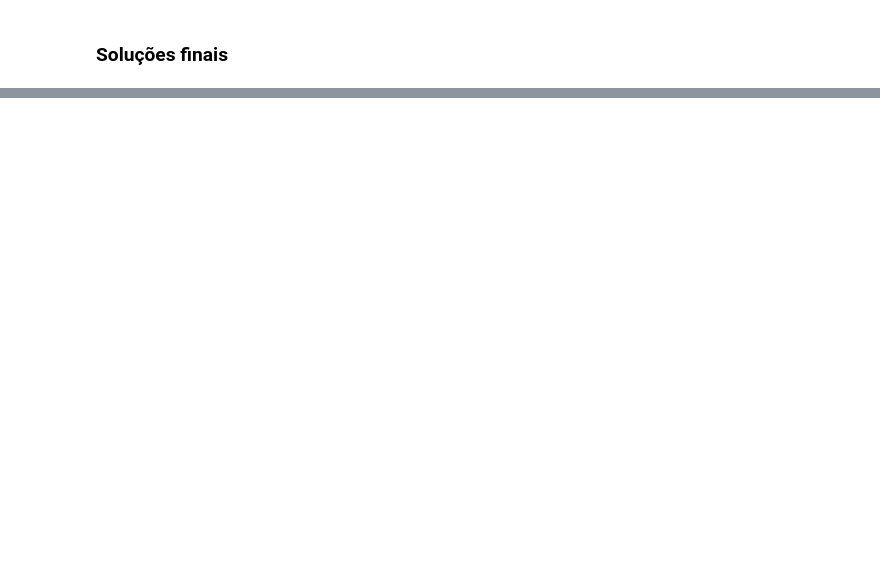
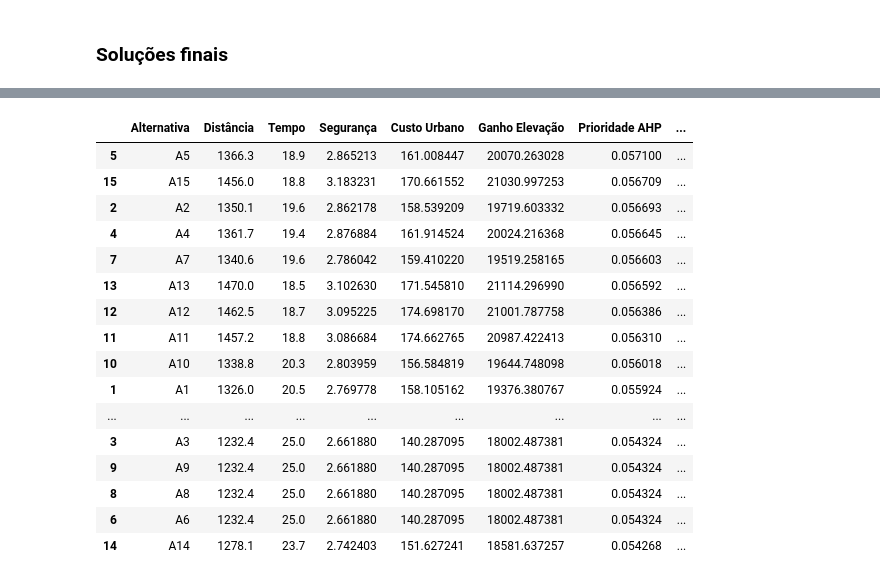
Before and after one commit to acpDaniel/Travelling-Salesman-Problem-TSP, a Jupyter notebook: tsp.ipynb, the cells around one changed output, grey strips where cells are left out. Cells and saved outputs as stored; diff of their text form; code cells hidden in the pictures; blank space fills up the shorter version.

```diff
--- a/tsp.ipynb
+++ b/tsp.ipynb
@@ -1314,0 +1515,38 @@ plotar_rota_com_coords(rota_escolhida_prom, coords, problema, "decisão PROMETHE
+# %%
+ids = [f"A{i}" for i in range(num_alternativas)]
+
+tabela = pd.DataFrame({
+    "Alternativa": ids,
+    "Distância": alternativas[:, 0],
+    "Tempo": alternativas[:, 1],
+    "Segurança": alternativas[:, 2],
+    "Custo Urbano": alternativas[:, 3],
+    "Ganho Elevação": alternativas[:, 4],
+    "Prioridade AHP": prioridade_global,
+    "Fluxo PROMETHEE": phi
+})
+
+tabela_ordenada = tabela.sort_values(by="Prioridade AHP", ascending=False)
+
+pd.set_option('display.max_rows', None)
+pd.set_option('display.max_columns', None)
+
+tabela_ordenada
+# %% [output]
+|  | Alternativa | Distância | Tempo | Segurança | Custo Urbano | Ganho Elevação | Prioridade AHP | ... |
+| 5 | A5 | 1366.3 | 18.9 | 2.865213 | 161.008447 | 20070.263028 | 0.057100 | ... |
+| 15 | A15 | 1456.0 | 18.8 | 3.183231 | 170.661552 | 21030.997253 | 0.056709 | ... |
+| 2 | A2 | 1350.1 | 19.6 | 2.862178 | 158.539209 | 19719.603332 | 0.056693 | ... |
+| 4 | A4 | 1361.7 | 19.4 | 2.876884 | 161.914524 | 20024.216368 | 0.056645 | ... |
+| 7 | A7 | 1340.6 | 19.6 | 2.786042 | 159.410220 | 19519.258165 | 0.056603 | ... |
+| 13 | A13 | 1470.0 | 18.5 | 3.102630 | 171.545810 | 21114.296990 | 0.056592 | ... |
+| 12 | A12 | 1462.5 | 18.7 | 3.095225 | 174.698170 | 21001.787758 | 0.056386 | ... |
+| 11 | A11 | 1457.2 | 18.8 | 3.086684 | 174.662765 | 20987.422413 | 0.056310 | ... |
+| 10 | A10 | 1338.8 | 20.3 | 2.803959 | 156.584819 | 19644.748098 | 0.056018 | ... |
+| 1 | A1 | 1326.0 | 20.5 | 2.769778 | 158.105162 | 19376.380767 | 0.055924 | ... |
+| ... | ... | ... | ... | ... | ... | ... | ... | ... |
+| 3 | A3 | 1232.4 | 25.0 | 2.661880 | 140.287095 | 18002.487381 | 0.054324 | ... |
+| 9 | A9 | 1232.4 | 25.0 | 2.661880 | 140.287095 | 18002.487381 | 0.054324 | ... |
+| 8 | A8 | 1232.4 | 25.0 | 2.661880 | 140.287095 | 18002.487381 | 0.054324 | ... |
+| 6 | A6 | 1232.4 | 25.0 | 2.661880 | 140.287095 | 18002.487381 | 0.054324 | ... |
+| 14 | A14 | 1278.1 | 23.7 | 2.742403 | 151.627241 | 18581.637257 | 0.054268 | ... |
```
Also changed, not shown: parts of 18 cells of this notebook.
